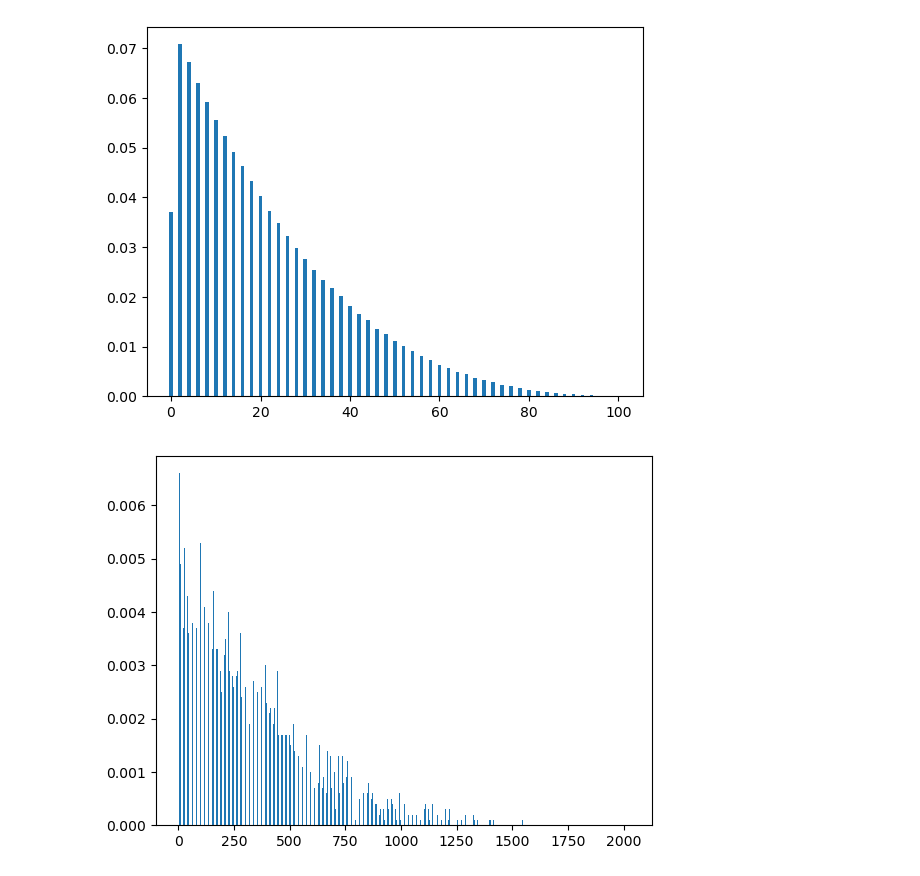
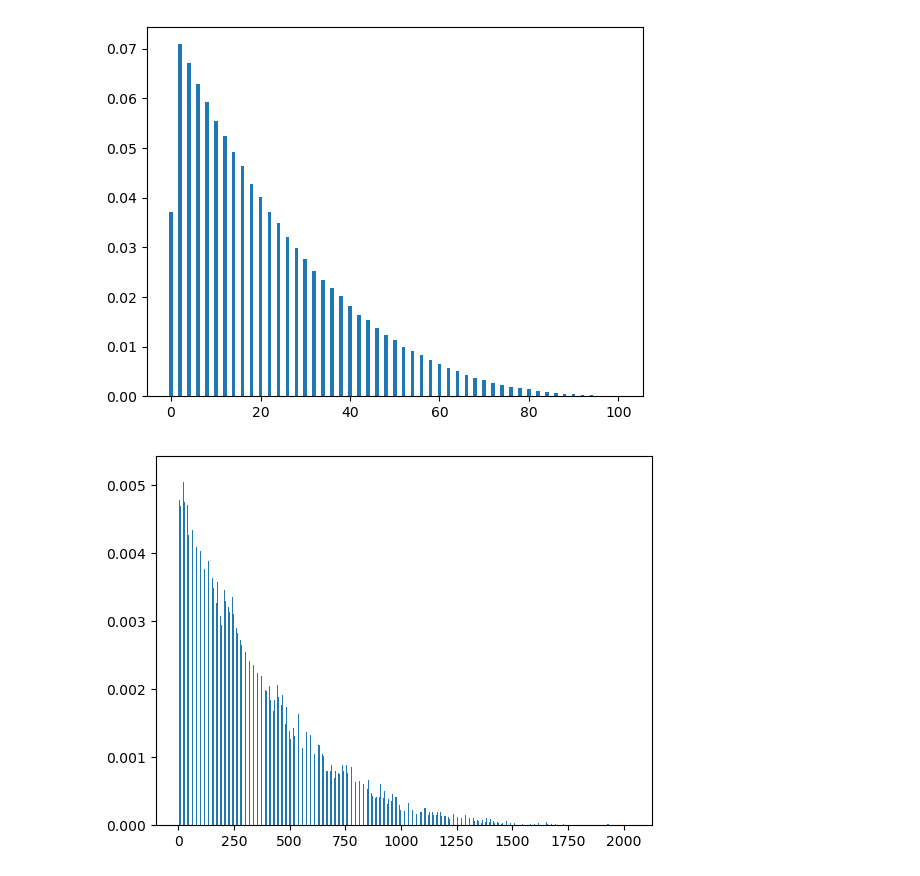
Before and after one commit to ArkinF/MA3K7, a Jupyter notebook: MA3K7 Assignment3.ipynb, the cells around one changed output. Saved outputs shown, nothing was run; the diff lists cells and outputs as text; code cells hidden in the pictures.

```diff
--- a/MA3K7 Assignment3.ipynb
+++ b/MA3K7 Assignment3.ipynb
@@ -77,9 +75,9 @@ plt.show()
 [figure]
 # %%
 n = 2024
-points2 = distribution_plotter(n,10000)
+points2 = distribution_plotter(n,100000)
 
 plt.bar([i for i in range(n+1)], points2)
 plt.show()
 # %% [output]
-[figure, old version]
+[figure, new version]
```
Also changed, not shown: parts of 4 cells of this notebook.
